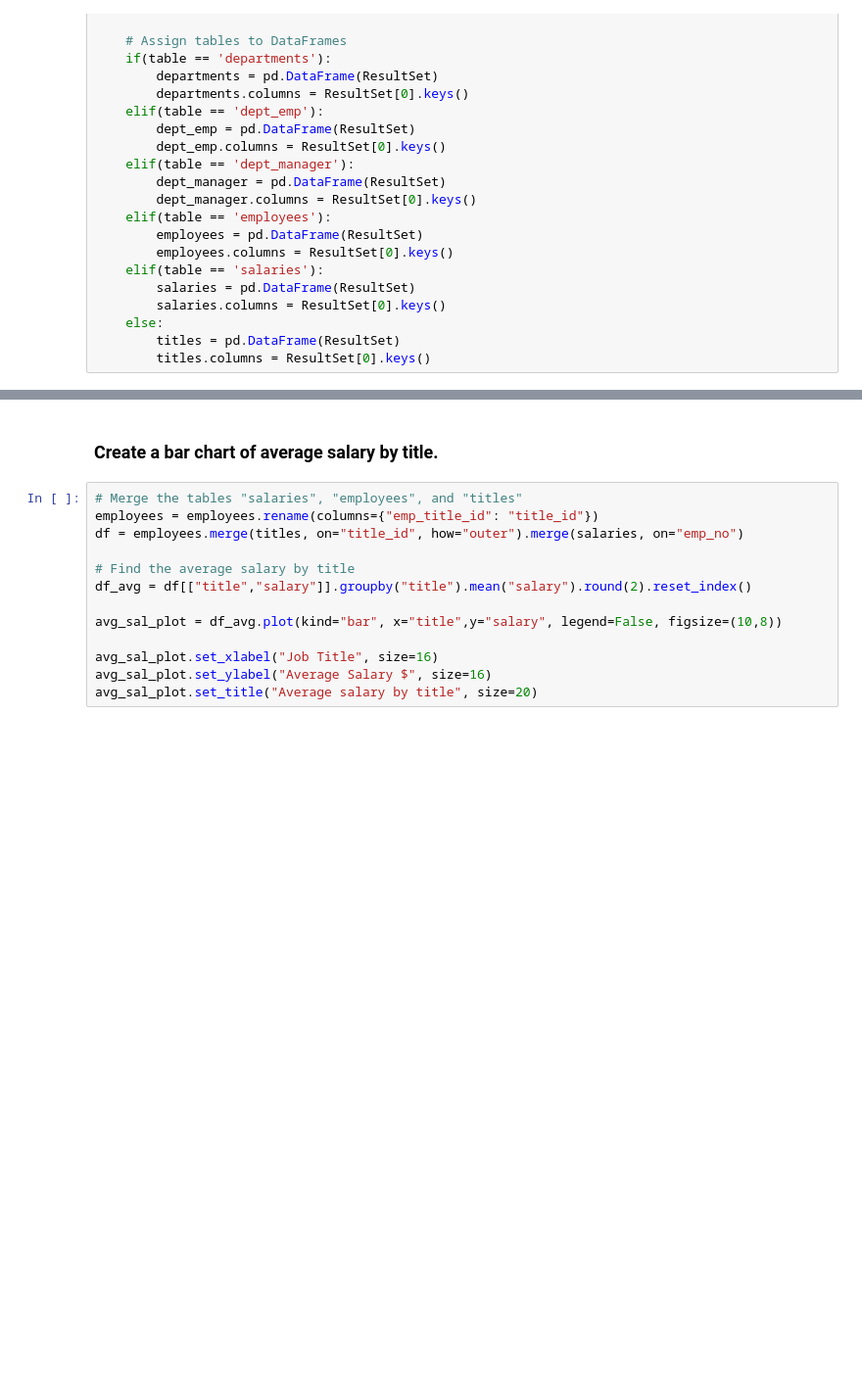
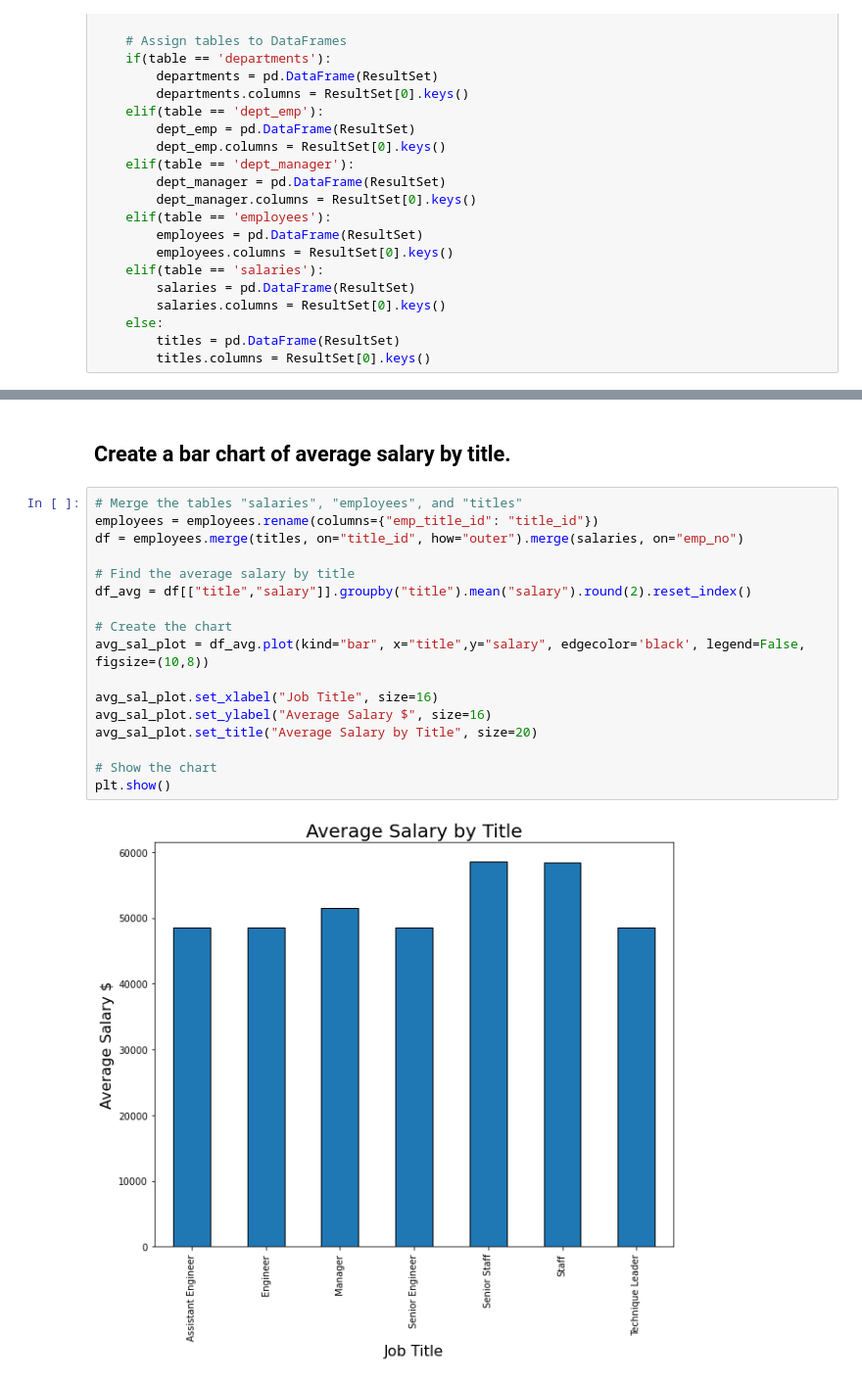
Before and after one commit to James-Akerman/pewlett-hackard-employee-postgres-database, a Jupyter notebook: EmployeeSQL/Bonus Analysis.ipynb, the cells around one changed output, grey strips where cells are left out. Shown: that part at 98% size. Drawn from its saved outputs; the diff is of its cells as text; blank space fills up the shorter version.

```diff
--- a/EmployeeSQL/Bonus Analysis.ipynb
+++ b/EmployeeSQL/Bonus Analysis.ipynb
@@ -72,15 +106,21 @@ salary_plot.set_title("Most Common Pay Ranges", size=20)
 # %% [markdown]
-### Create a bar chart of average salary by title.
+## Create a bar chart of average salary by title.
 # %%
 # Merge the tables "salaries", "employees", and "titles"
 employees = employees.rename(columns={"emp_title_id": "title_id"})
 df = employees.merge(titles, on="title_id", how="outer").merge(salaries, on="emp_no")
 
 # Find the average salary by title
 df_avg = df[["title","salary"]].groupby("title").mean("salary").round(2).reset_index()
 
-avg_sal_plot = df_avg.plot(kind="bar", x="title",y="salary", legend=False, figsize=(10,8))
+# Create the chart
+avg_sal_plot = df_avg.plot(kind="bar", x="title",y="salary", edgecolor='black', legend=False, figsize=(10,8))
 
 avg_sal_plot.set_xlabel("Job Title", size=16)
 avg_sal_plot.set_ylabel("Average Salary $", size=16)
-avg_sal_plot.set_title("Average salary by title", size=20)
+avg_sal_plot.set_title("Average Salary by Title", size=20)
+
+# Show the chart
+plt.show()
+# %% [output]
+[figure, added]
```
Also changed, not shown: parts of 8 cells of this notebook, 6 other files.
